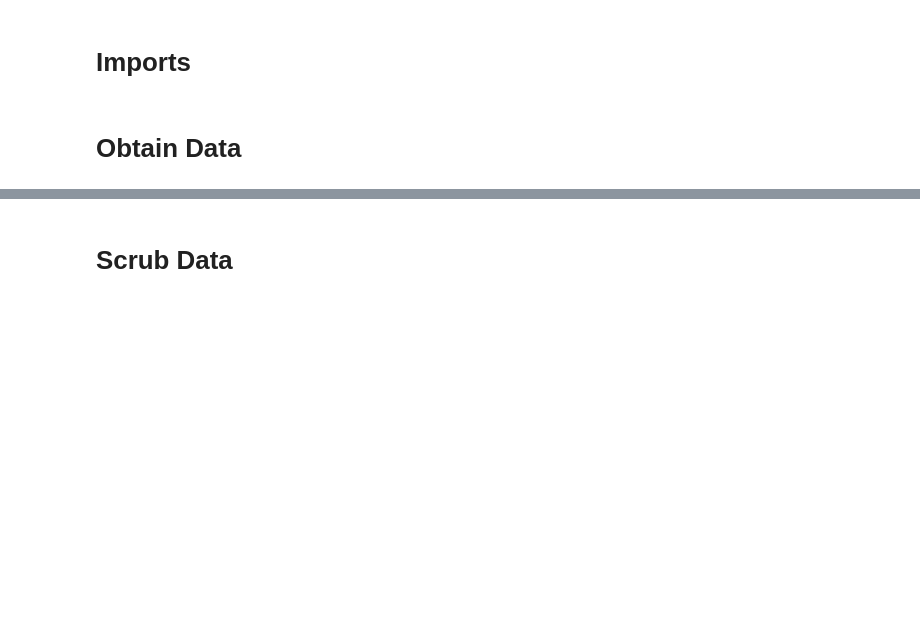
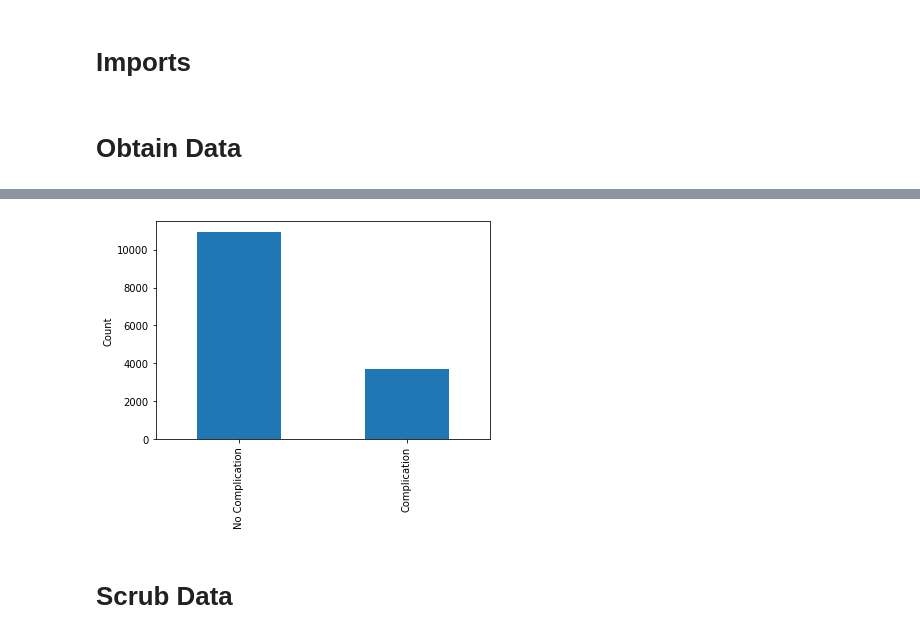
Before and after one commit to douglaspsteen/self_training_example, a Jupyter notebook: self_training.ipynb, the cells around one changed output, grey strips where cells are left out. Cells and saved outputs as stored; diff of their text form; code cells hidden in the pictures; blank space fills up the shorter version.

```diff
--- a/self_training.ipynb
+++ b/self_training.ipynb
@@ -36,3 +37,11 @@ df.head()
+# %%
+# Visualize class distribution
+
+df.complication.value_counts().plot(kind='bar')
+plt.xticks([0,1], ['No Complication', 'Complication'])
+plt.ylabel('Count');
+# %% [output]
+[figure, added]
 # %% [markdown]
 # Scrub Data
 # %%
```
Also changed, not shown: parts of 30 cells of this notebook, 2 other files.
